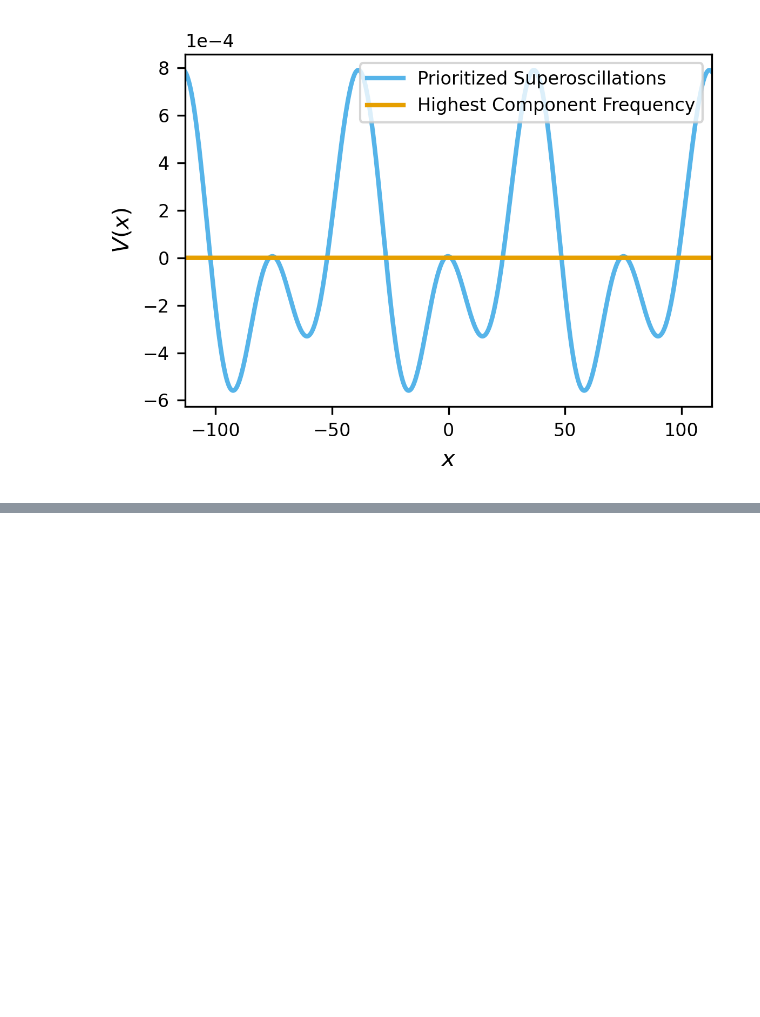
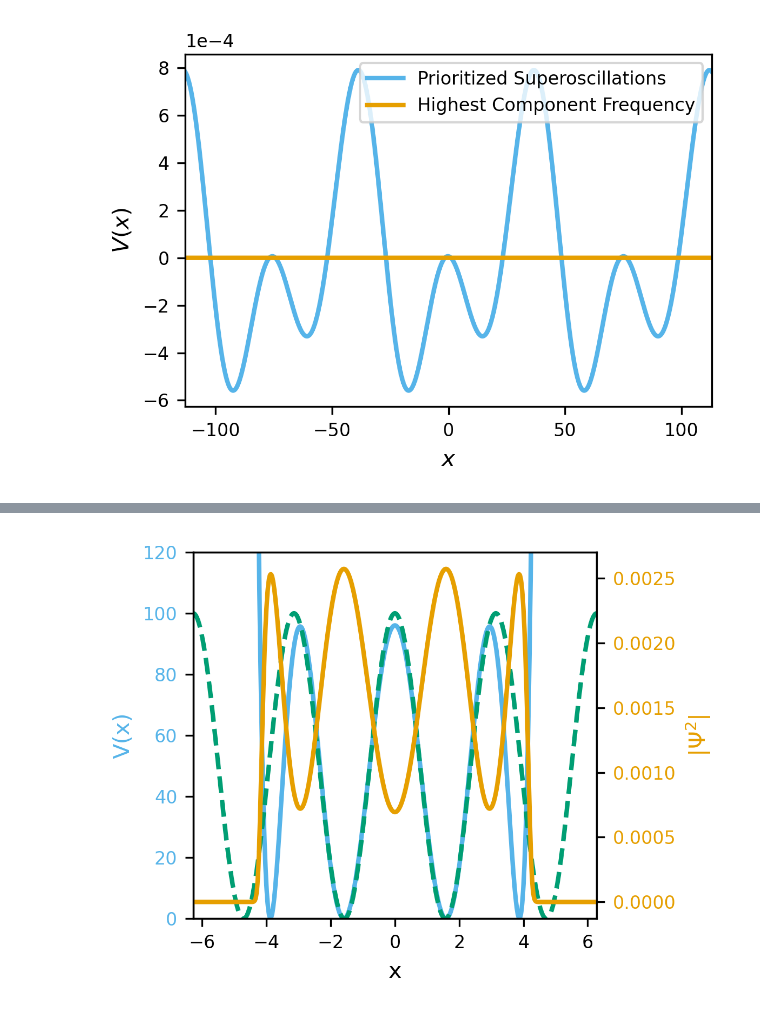
Before and after one commit to dustindberg/GPE, a Jupyter notebook: BEC_TrappingwSpatialSuperoscilations.ipynb, the cells around one changed output, grey strips where cells are left out. Drawn from its saved outputs; the diff is of its cells as text; code cells hidden in the pictures; blank space fills up the shorter version.

```diff
--- a/BEC_TrappingwSpatialSuperoscilations.ipynb
+++ b/BEC_TrappingwSpatialSuperoscilations.ipynb
@@ -598,3 +600,24 @@ plt.show()
+# %%
+
+fig=plt.figure()
+ax1=fig.add_subplot(111)
+ax1.plot(z, sys_params['initial_trap'](z), color=ok['blue'])
+ax1.plot(z, np.abs(Phi(z, k, amplitude = ampl, phase=np.pi/2)) ** 2, '--', color=ok['green'])
+ax1.set_xlabel('x')
+ax1.set_xlim(-2*np.pi, 2*np.pi)
+ax2=ax1.twinx()
+ax2.plot(z, density, color=ok['orange'])
+#ax2.plot(x, UnivariateSpline(z, density, s=0)(x), color=ok['orange'])
+ax1.set_ylabel('V(x)', color=ok['blue'])
+ax1.set_ylim(0, 120)
+ax1.tick_params('y', labelcolor=ok['blue'])
+ax2.set_ylabel('|$\\Psi^2$|', color=ok['orange'])
+ax2.tick_params('y', labelcolor=ok['orange'])
+plt.tight_layout()
+plt.savefig(f'{file_path}/{file_name}_ZoomedInitState_inPotential_overlapped.png')
+plt.show()
+# %% [output]
+[figure, added]
 # %%
 fig=plt.figure()
 ax1=fig.add_subplot(111)
```
Also changed, not shown: parts of 9 cells of this notebook.
